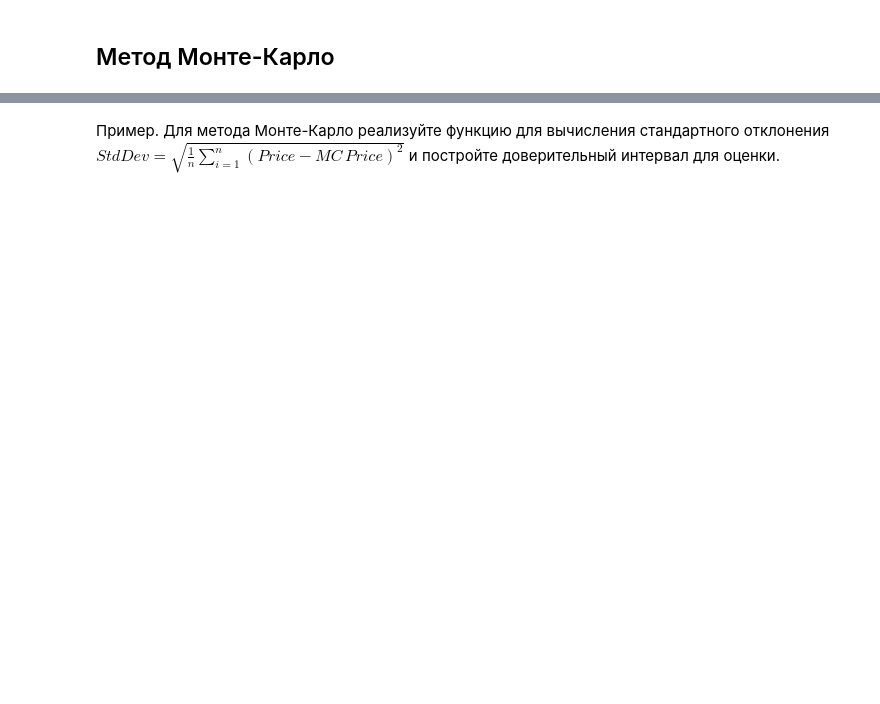
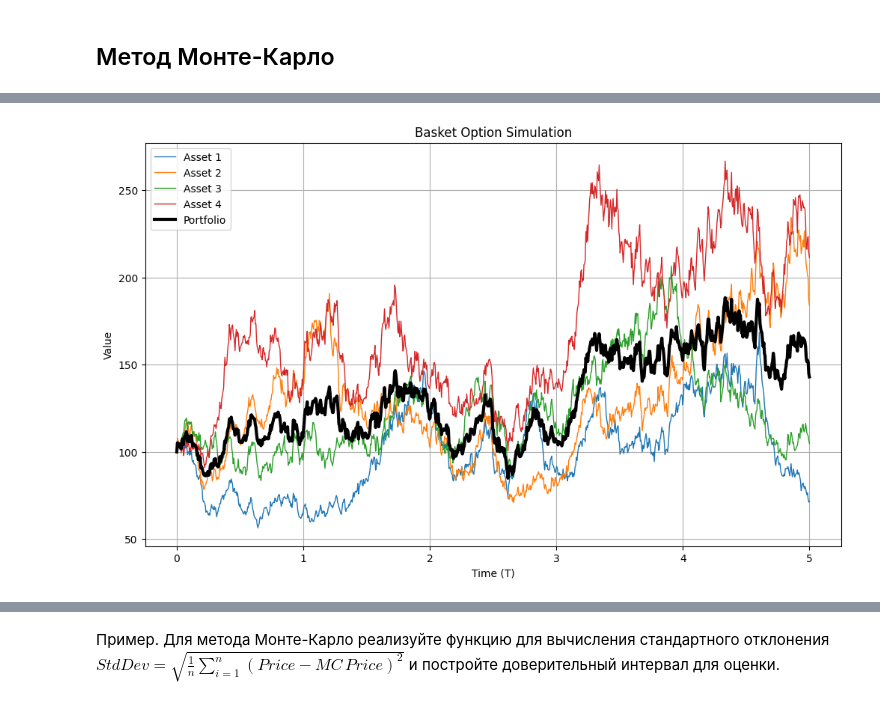
Before and after one commit to MiromanovDaniil/GSFP-labs, a Jupyter notebook: lab_5_GSFP.ipynb, the cells around one changed output, grey strips where cells are left out. Saved outputs shown, nothing was run; the diff lists cells and outputs as text; code cells hidden in the pictures; blank space fills up the shorter version.

```diff
--- a/lab_5_GSFP.ipynb
+++ b/lab_5_GSFP.ipynb
@@ -375,0 +328,78 @@ NameError: name 'n_sims' is not defined
+# %%
+import numpy as np
+import matplotlib.pyplot as plt
+
+def simulate_basket_paths(F, T, r, sigma, rho, w, n_steps=1000):
+    """
+    Simulates the price paths of assets in a basket option using Monte Carlo.
+
+    Parameters:
+        F (ndarray): Initial prices of the assets (shape: (n_assets,)).
+        T (float): Time to maturity in years.
+        r (float): Risk-free rate.
+        sigma (ndarray): Volatilities of the assets (shape: (n_assets,)).
+        rho (ndarray): Correlation matrix (shape: (n_assets, n_assets)).
+        w (ndarray): Weights of the assets in the basket (shape: (n_assets,)).
+        n_steps (int): Number of simulation steps.
+
+    Returns:
+        t_grid (ndarray): Time points of the simulation (shape: (n_steps,)).
+        asset_paths (ndarray): Simulated paths of asset prices (shape: (n_steps, n_assets)).
+        portfolio_values (ndarray): Simulated portfolio values (shape: (n_steps,)).
+    """
+    n_assets = len(F)
+    dt = T / n_steps  # Time step size
+    cov_matrix = np.outer(sigma, sigma) * rho  # Covariance matrix for Brownian motion
+
+    # Initialize asset price paths
+    asset_paths = np.zeros((n_steps, n_assets))
+    asset_paths[0] = F
+
+    # Simulate paths
+    for t in range(1, n_steps):
+        dW = np.random.multivariate_normal(np.zeros(n_assets), cov_matrix) * np.sqrt(dt)
+        drift = r * asset_paths[t - 1] * dt
+        diffusion = asset_paths[t - 1] * dW
+        asset_paths[t] = asset_paths[t - 1] + drift + diffusion
+
+    # Calculate portfolio values as weighted sum of assets
+    portfolio_values = asset_paths @ w
+    t_grid = np.linspace(0, T, n_steps)
+
+    return t_grid, asset_paths, portfolio_values
+
+
+def plot_simulation(t_grid, asset_paths, portfolio_values):
+    """
+    Plots the simulated paths of assets and the portfolio value.
+
+    Parameters:
+        t_grid (ndarray): Time points of the simulation.
+        asset_paths (ndarray): Simulated paths of asset prices.
+        portfolio_values (ndarray): Simulated portfolio values.
+    """
+    plt.figure(figsize=(12, 7))
+    n_assets = asset_paths.shape[1]
+
+    # Plot individual asset paths
+    for i in range(n_assets):
+        plt.plot(t_grid, asset_paths[:, i], lw=1, label=f'Asset {i + 1}')
+
+    # Plot portfolio value
+    plt.plot(t_grid, portfolio_values, lw=3, color='black', label='Portfolio')
+
+    # Add labels and legend
+    plt.xlabel('Time (T)')
+    plt.ylabel('Value')
+    plt.title('Basket Option Simulation')
+    plt.legend()
+    plt.grid(True)
+    plt.show()
+
+# Run simulation
+t_grid, asset_paths, portfolio_values = simulate_basket_paths(F, T, r, sigma, rho, w)
+
+# Plot results
+plot_simulation(t_grid, asset_paths, portfolio_values)
+# %% [output]
+[figure, added]
```
Also changed, not shown: parts of 22 cells of this notebook, 3 other files.
